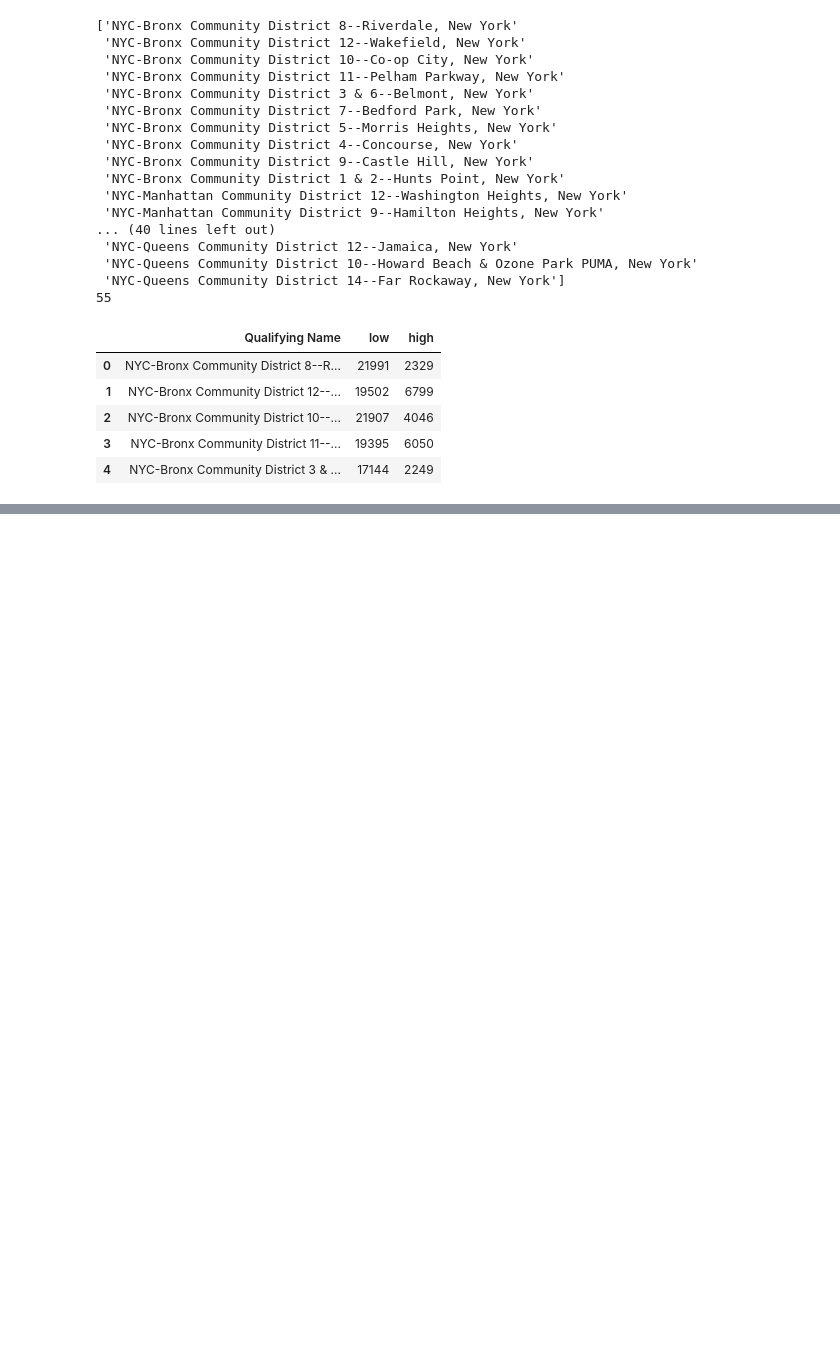
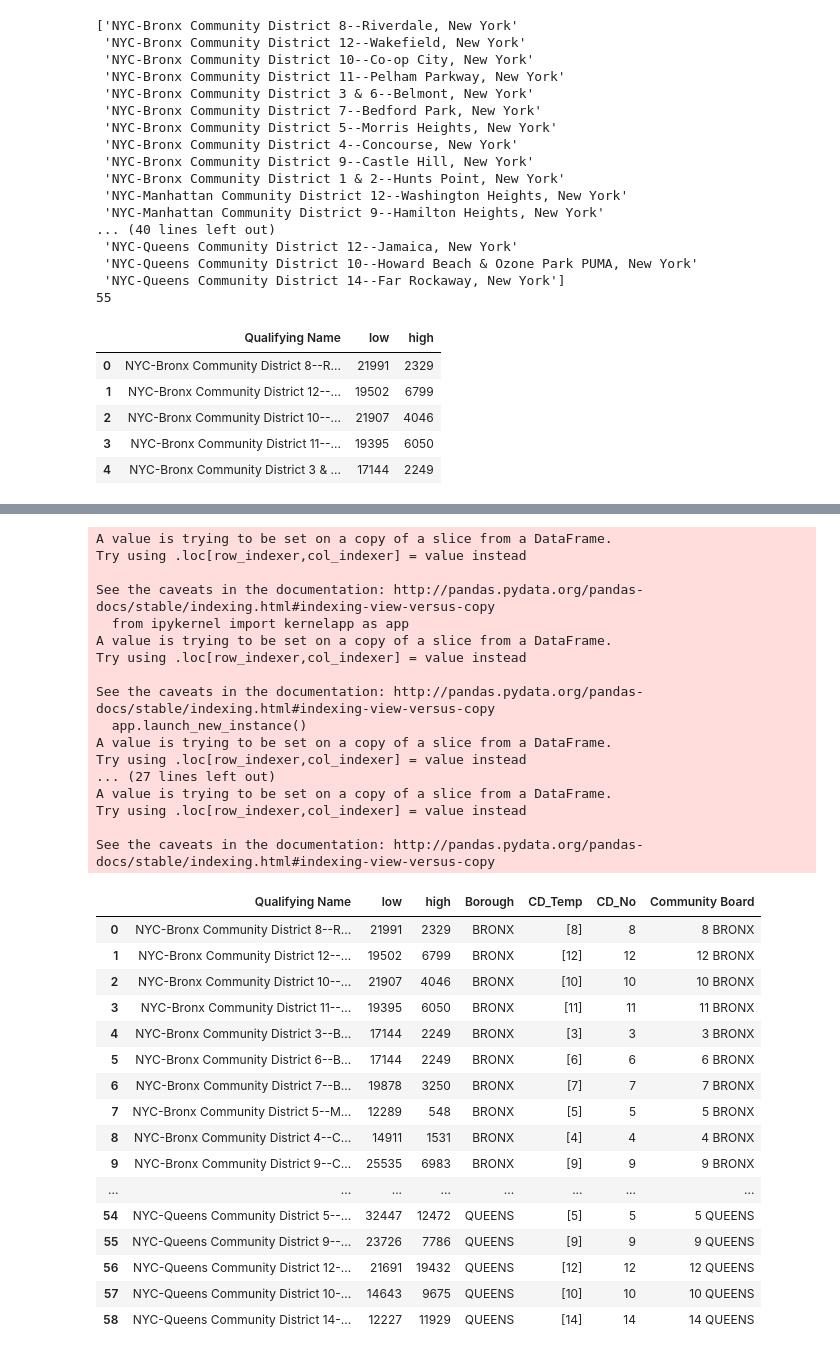
Before and after one commit to kdr276/PUI2016_kdr276, a Jupyter notebook: HW8_kdr276/Assignment_1.ipynb, the cells around one changed output, grey strips where cells are left out. Cells and saved outputs as stored; diff of their text form; code cells hidden in the pictures; blank space fills up the shorter version.

```diff
--- a/HW8_kdr276/Assignment_1.ipynb
+++ b/HW8_kdr276/Assignment_1.ipynb
@@ -408,0 +456,15 @@ Infrastructinfo.head()
+# %%
+#Editing the entries where 2 community districts are combined into one, this will provide an entry for each making
+#59 separate community districts
+
+Infrastructinfo['Qualifying Name'][4] = 'NYC-Bronx Community District 3--Belmont, New York'
+Infrastructinfo['Qualifying Name'][5] = 'NYC-Bronx Community District 6--Belmont, New York'
+Infrastructinfo['Qualifying Name'][10] = 'NYC-Bronx Community District 1--Hunts Point, New York'
+Infrastructinfo['Qualifying Name'][11] = 'NYC-Bronx Community District 2--Hunts Point, New York'
+Infrastructinfo['Qualifying Name'][18] = 'NYC-Manhattan Community District 4--Chelsea, New York'
+Infrastructinfo['Qualifying Name'][19] = 'NYC-Manhattan Community District 5--Chelsea, New York'
+Infrastructinfo['Qualifying Name'][22] = 'NYC-Manhattan Community District 1--Battery Park City, New York'
+Infrastructinfo['Qualifying Name'][23] = 'NYC-Manhattan Community District 2--Battery Park City, New York'
+
+# View / Verify Edits
+print (len(Infrastructinfo['Qualifying Name'].unique()))
@@ -408,0 +490,58 @@ Infrastructinfo.head()
+# %%
+#Clean data and prepare for merge as per Matt Sloane's code
+Infrastructinfo['Borough'] = 'NaN'
+Infrastructinfo['CD_Temp'] = 'NaN'
+Infrastructinfo['CD_No'] = 'Nan'
+Infrastructinfo['Community Board'] = 'NaN'
+
+for x in range(0,len(Infrastructinfo)):
+    Infrastructinfo['CD_Temp'][x] = re.findall(r'\d+', Infrastructinfo['Qualifying Name'][x])  gn
+    Infrastructinfo['CD_No'][x] = Infrastructinfo['CD_Temp'][x][0]
+    if Infrastructinfo['Qualifying Name'][x][8] == 'x':
+        Infrastructinfo['Borough'][x] = 'BRONX'
+    elif Infrastructinfo['Qualifying Name'][x][4] == 'M':
+        Infrastructinfo['Borough'][x] = 'MANHATTAN'
+    elif Infrastructinfo['Qualifying Name'][x][10] == 'y':
+        Infrastructinfo['Borough'][x] = 'BROOKLYN'
+    elif Infrastructinfo['Qualifying Name'][x][4] == 'Q':
+        Infrastructinfo['Borough'][x] = 'QUEENS'
+    elif Infrastructinfo['Qualifying Name'][x][4] == 'S':
+        Infrastructinfo['Borough'][x] = 'STATEN ISLAND'
+
+Infrastructinfo['Community Board'] = Infrastructinfo['CD_No'] + ' ' + Infrastructinfo['Borough']
+Infrastructinfo
+# %% [output]
+A value is trying to be set on a copy of a slice from a DataFrame.
+Try using .loc[row_indexer,col_indexer] = value instead
+
+See the caveats in the documentation: http://pandas.pydata.org/pandas-docs/stable/indexing.html#indexing-view-versus-copy
+  from ipykernel import kernelapp as app
+A value is trying to be set on a copy of a slice from a DataFrame.
+Try using .loc[row_indexer,col_indexer] = value instead
+
+See the caveats in the documentation: http://pandas.pydata.org/pandas-docs/stable/indexing.html#indexing-view-versus-copy
+  app.launch_new_instance()
+A value is trying to be set on a copy of a slice from a DataFrame.
+Try using .loc[row_indexer,col_indexer] = value instead
+... (27 lines left out)
+A value is trying to be set on a copy of a slice from a DataFrame.
+Try using .loc[row_indexer,col_indexer] = value instead
+
+See the caveats in the documentation: http://pandas.pydata.org/pandas-docs/stable/indexing.html#indexing-view-versus-copy
+|  | Qualifying Name | low | high | Borough | CD_Temp | CD_No | Community Board |
+| 0 | NYC-Bronx Community District 8--R... | 21991 | 2329 | BRONX | [8] | 8 | 8 BRONX |
+| 1 | NYC-Bronx Community District 12--... | 19502 | 6799 | BRONX | [12] | 12 | 12 BRONX |
+| 2 | NYC-Bronx Community District 10--... | 21907 | 4046 | BRONX | [10] | 10 | 10 BRONX |
+| 3 | NYC-Bronx Community District 11--... | 19395 | 6050 | BRONX | [11] | 11 | 11 BRONX |
+| 4 | NYC-Bronx Community District 3--B... | 17144 | 2249 | BRONX | [3] | 3 | 3 BRONX |
+| 5 | NYC-Bronx Community District 6--B... | 17144 | 2249 | BRONX | [6] | 6 | 6 BRONX |
+| 6 | NYC-Bronx Community District 7--B... | 19878 | 3250 | BRONX | [7] | 7 | 7 BRONX |
+| 7 | NYC-Bronx Community District 5--M... | 12289 | 548 | BRONX | [5] | 5 | 5 BRONX |
+| 8 | NYC-Bronx Community District 4--C... | 14911 | 1531 | BRONX | [4] | 4 | 4 BRONX |
+| 9 | NYC-Bronx Community District 9--C... | 25535 | 6983 | BRONX | [9] | 9 | 9 BRONX |
+| ... | ... | ... | ... | ... | ... | ... | ... |
+| 54 | NYC-Queens Community District 5--... | 32447 | 12472 | QUEENS | [5] | 5 | 5 QUEENS |
+| 55 | NYC-Queens Community District 9--... | 23726 | 7786 | QUEENS | [9] | 9 | 9 QUEENS |
+| 56 | NYC-Queens Community District 12-... | 21691 | 19432 | QUEENS | [12] | 12 | 12 QUEENS |
+| 57 | NYC-Queens Community District 10-... | 14643 | 9675 | QUEENS | [10] | 10 | 10 QUEENS |
+| 58 | NYC-Queens Community District 14-... | 12227 | 11929 | QUEENS | [14] | 14 | 14 QUEENS |
```
Also changed, not shown: parts of 11 cells of this notebook.
